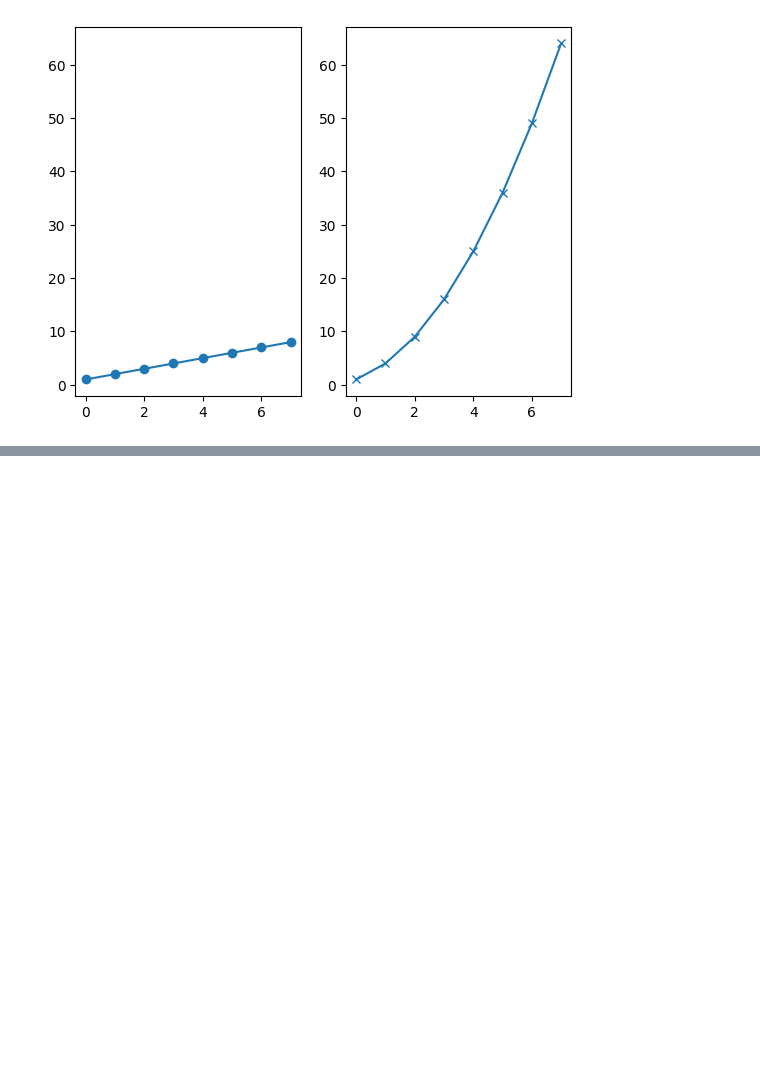
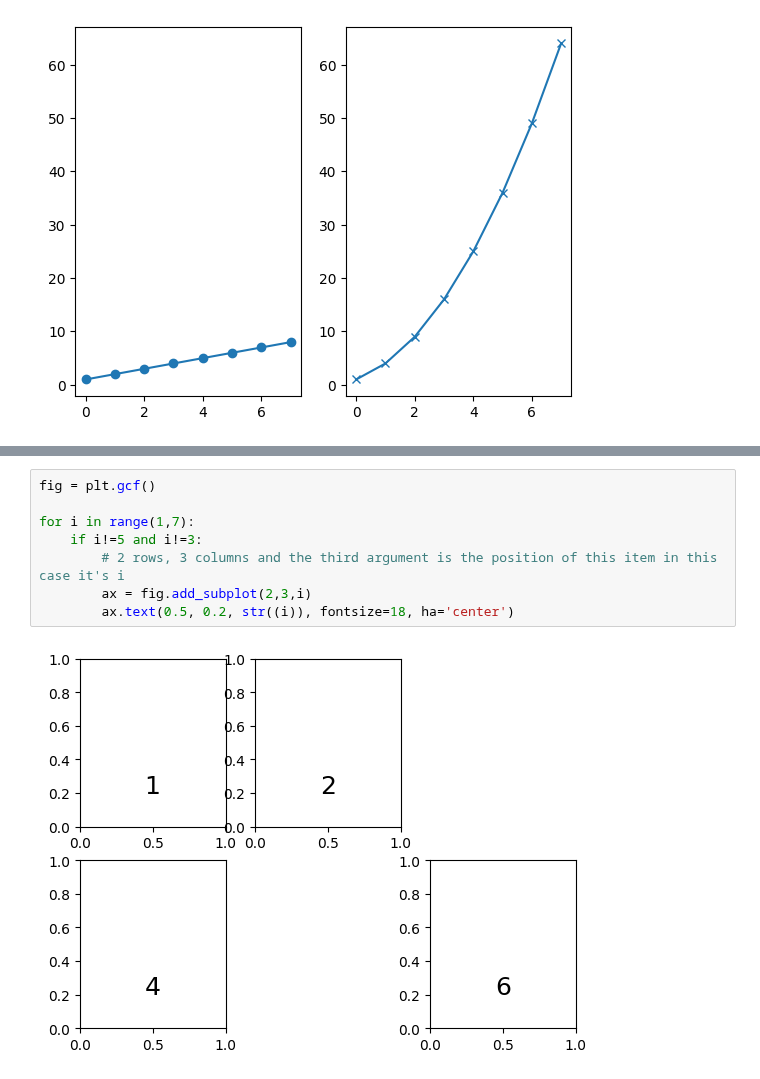
Before and after one commit to Zainab-Ayoub/dataScienceProblems, a Jupyter notebook: subplots.ipynb, the cells around one changed output, grey strips where cells are left out. Drawn from its saved outputs; the diff is of its cells as text; blank space fills up the shorter version.

```diff
--- a/subplots.ipynb
+++ b/subplots.ipynb
@@ -47,0 +55,10 @@ plt.plot(exponential_data, '-x')
+# %%
+fig = plt.gcf()
+
+for i in range(1,7):
+    if i!=5 and i!=3:
+        # 2 rows, 3 columns and the third argument is the position of this item in this case it's i
+        ax = fig.add_subplot(2,3,i)
+        ax.text(0.5, 0.2, str((i)), fontsize=18, ha='center')
+# %% [output]
+[figure, added]
```
Also changed, not shown: parts of 1 cell of this notebook.
